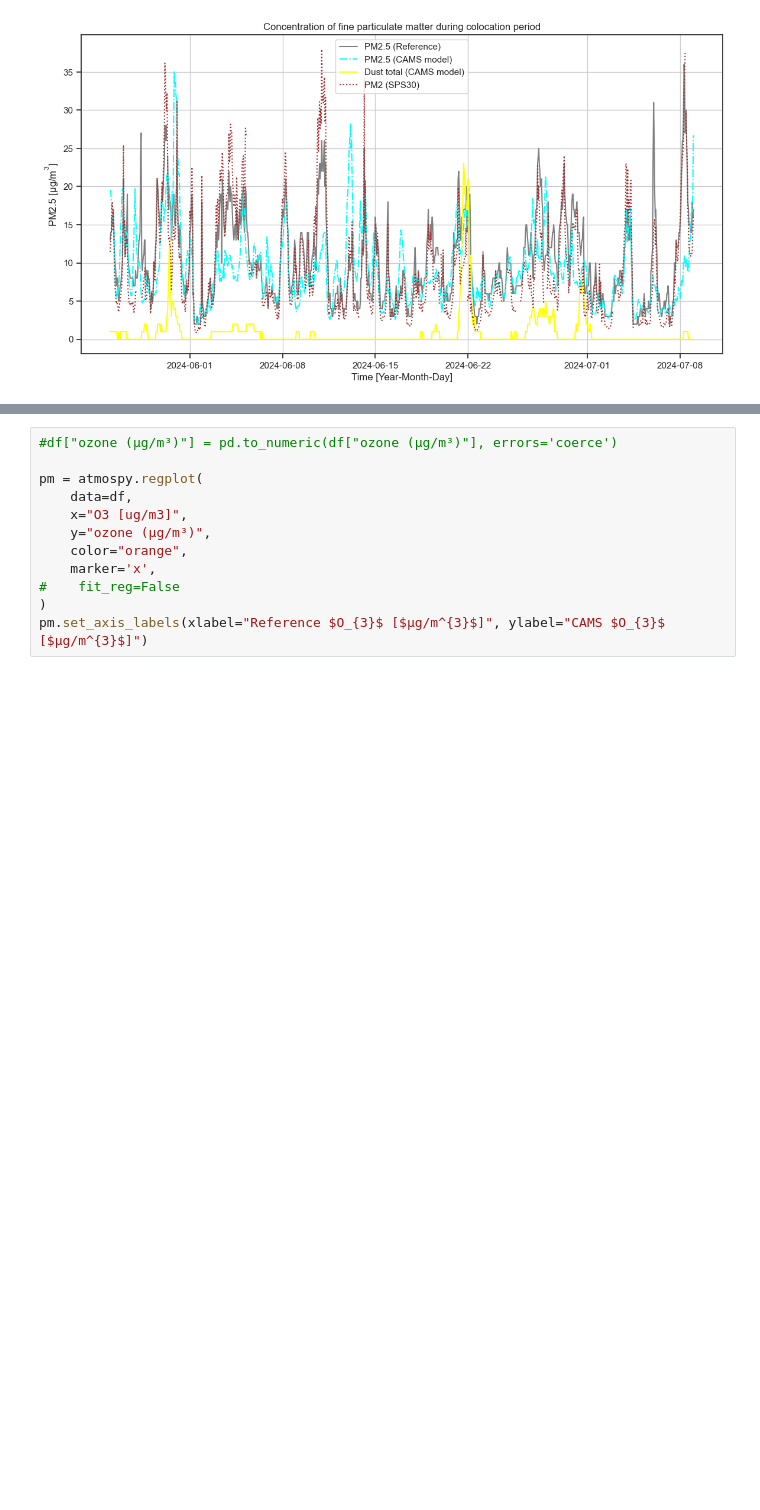
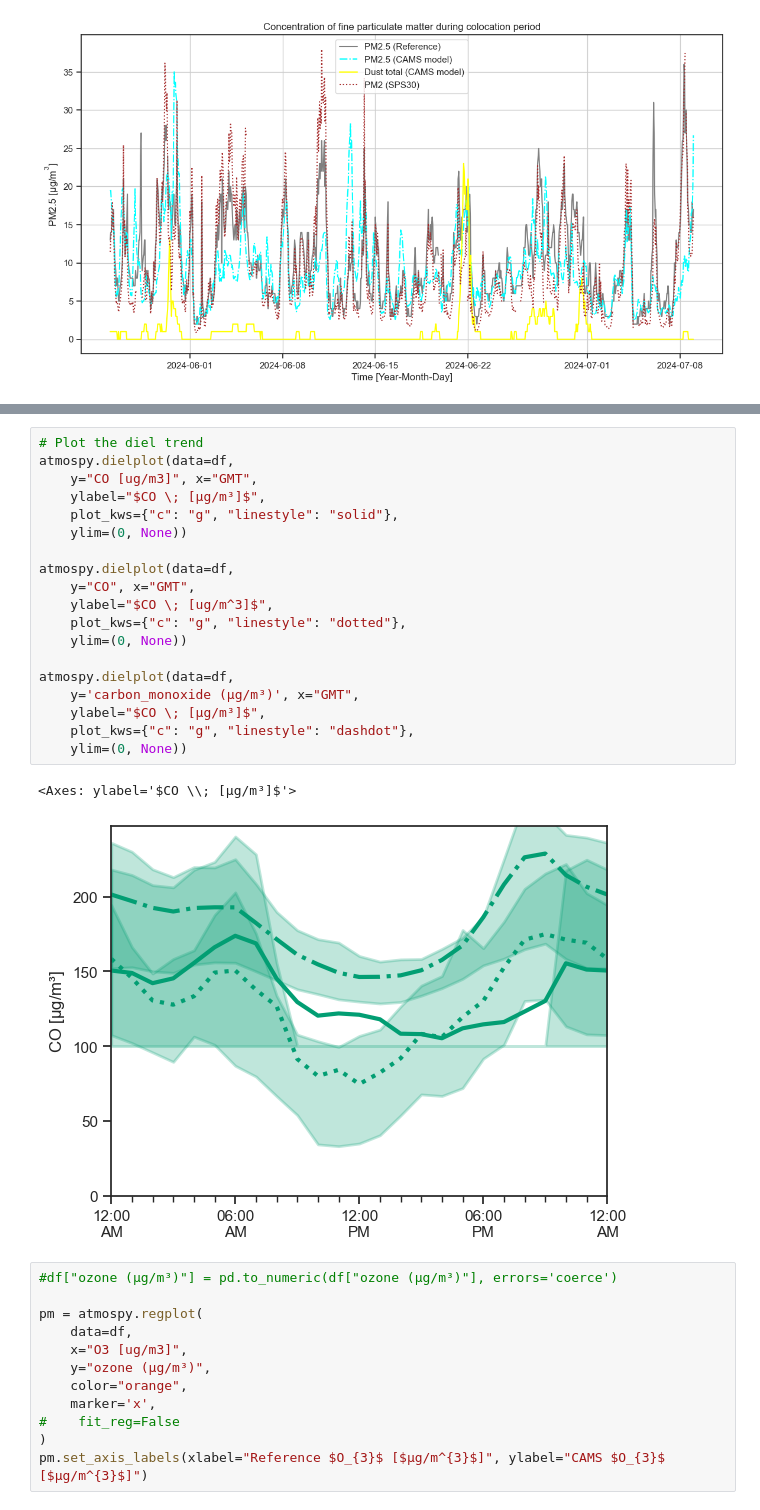
Before and after one commit to vn-hub/koloka, a Jupyter notebook: Eval3_summer.ipynb, the cells around one changed output, grey strips where cells are left out. Saved outputs shown, nothing was run; the diff lists cells and outputs as text; blank space fills up the shorter version.

```diff
--- a/Eval3_summer.ipynb
+++ b/Eval3_summer.ipynb
@@ -440,3 +474,25 @@ plt.show()
+# %%
+# Plot the diel trend
+atmospy.dielplot(data=df,
+    y="CO [ug/m3]", x="GMT",
+    ylabel="$CO \; [μg/m³]$",
+    plot_kws={"c": "g", "linestyle": "solid"},
+    ylim=(0, None))
+
+atmospy.dielplot(data=df,
+    y="CO", x="GMT",
+    ylabel="$CO \; [ug/m^3]$",
+    plot_kws={"c": "g", "linestyle": "dotted"},
+    ylim=(0, None))
+
+atmospy.dielplot(data=df,
+    y='carbon_monoxide (μg/m³)', x="GMT",
+    ylabel="$CO \; [μg/m³]$",
+    plot_kws={"c": "g", "linestyle": "dashdot"},
+    ylim=(0, None))
+# %% [output]
+<Axes: ylabel='$CO \\; [μg/m³]$'>
+[figure, added]
 # %%
 #df["ozone (μg/m³)"] = pd.to_numeric(df["ozone (μg/m³)"], errors='coerce')
 
```
Also changed, not shown: parts of 3 cells of this notebook, 1 other file.
